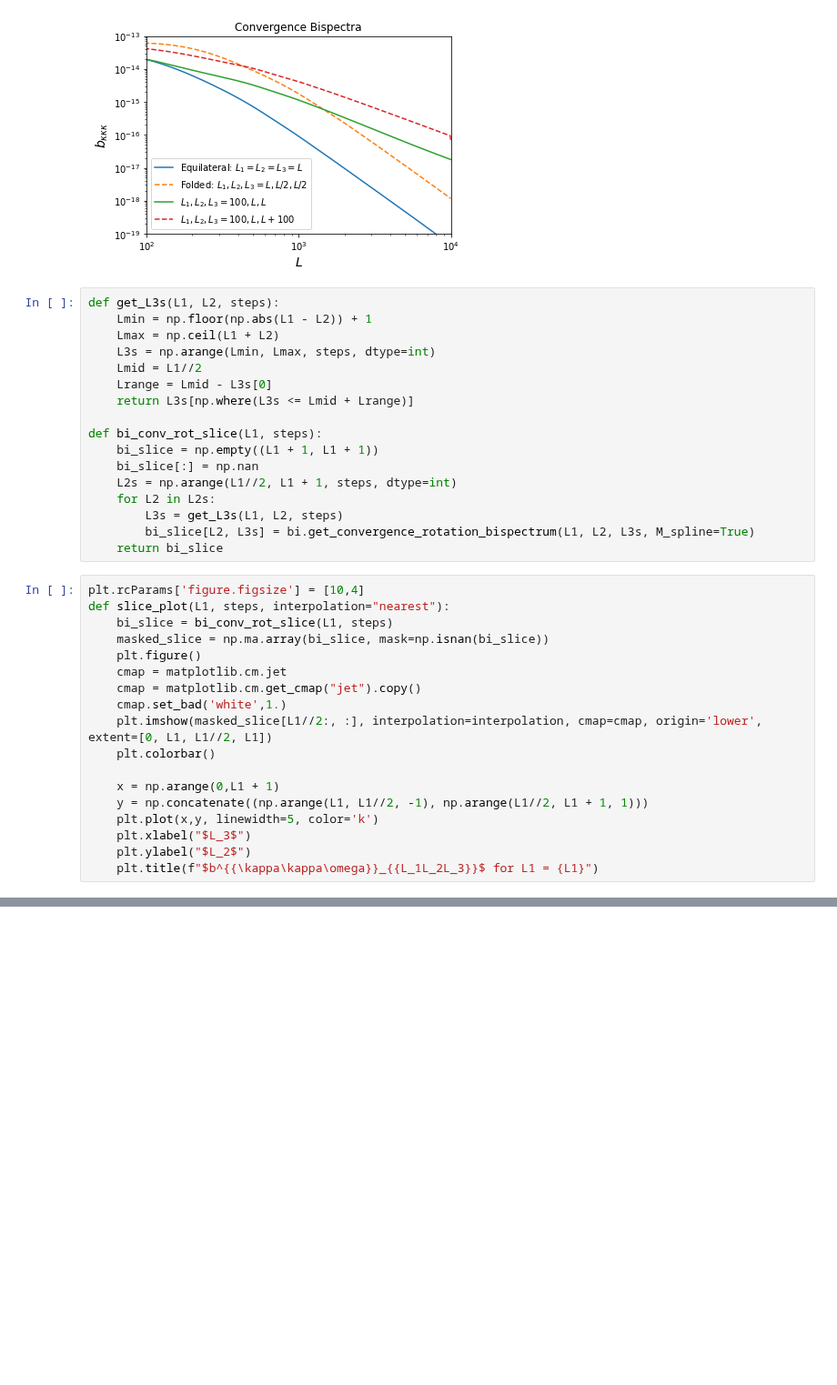
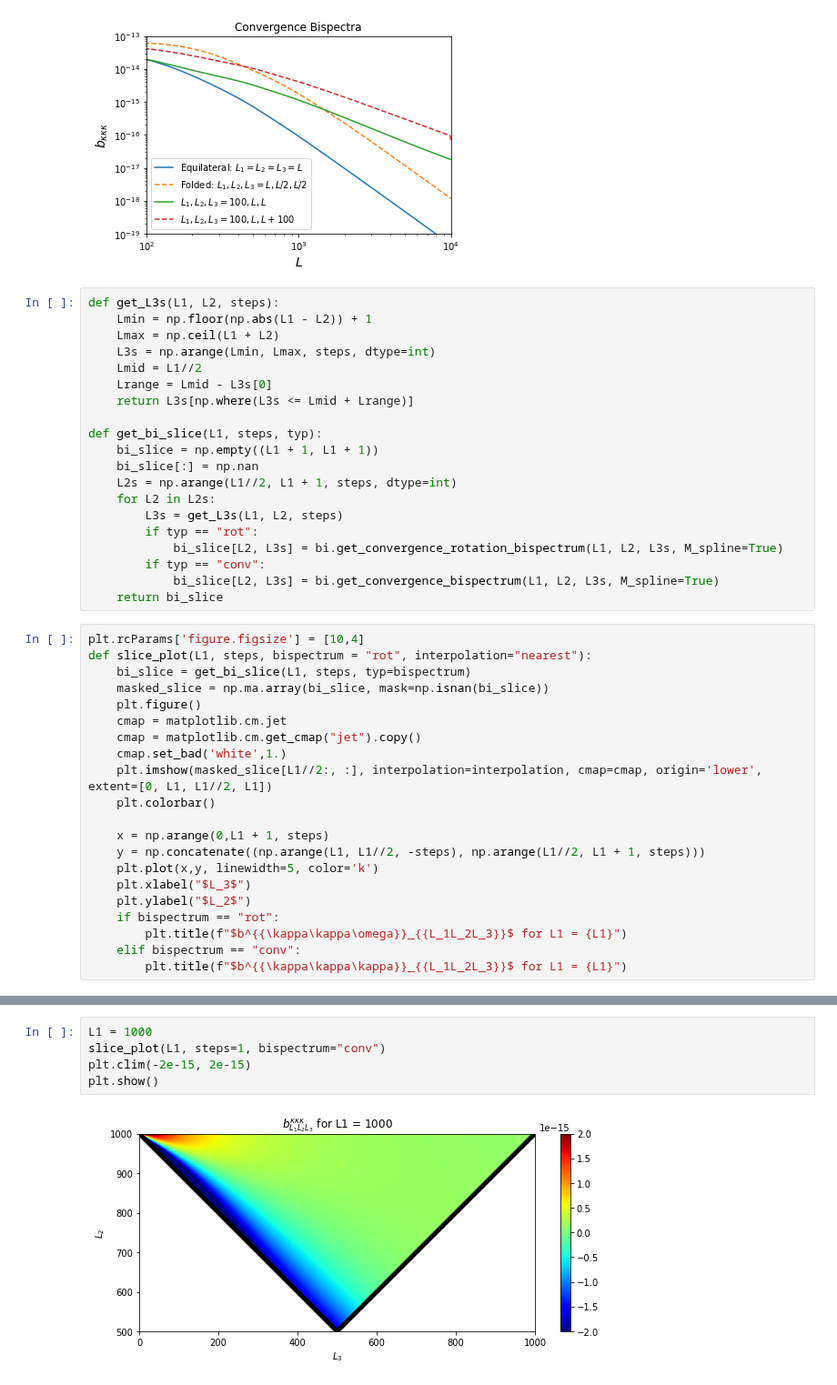
Before and after one commit to mfrobertson/omegaQE, a Jupyter notebook: kkomega/spline_bispectra.ipynb, the cells around one changed output, grey strips where cells are left out. Shown at 91% size. Drawn from its saved outputs; the diff is of its cells as text; blank space fills up the shorter version.

```diff
--- a/kkomega/spline_bispectra.ipynb
+++ b/kkomega/spline_bispectra.ipynb
@@ -217,18 +217,21 @@ def get_L3s(L1, L2, steps):
     Lrange = Lmid - L3s[0]
     return L3s[np.where(L3s <= Lmid + Lrange)]
 
-def bi_conv_rot_slice(L1, steps):
+def get_bi_slice(L1, steps, typ):
     bi_slice = np.empty((L1 + 1, L1 + 1))
     bi_slice[:] = np.nan
     L2s = np.arange(L1//2, L1 + 1, steps, dtype=int)
     for L2 in L2s:
         L3s = get_L3s(L1, L2, steps)
-        bi_slice[L2, L3s] = bi.get_convergence_rotation_bispectrum(L1, L2, L3s, M_spline=True)
+        if typ == "rot":
+            bi_slice[L2, L3s] = bi.get_convergence_rotation_bispectrum(L1, L2, L3s, M_spline=True)
+        if typ == "conv":
+            bi_slice[L2, L3s] = bi.get_convergence_bispectrum(L1, L2, L3s, M_spline=True)
     return bi_slice
 # %%
 plt.rcParams['figure.figsize'] = [10,4]
-def slice_plot(L1, steps, interpolation="nearest"):
-    bi_slice = bi_conv_rot_slice(L1, steps)
+def slice_plot(L1, steps, bispectrum = "rot", interpolation="nearest"):
+    bi_slice = get_bi_slice(L1, steps, typ=bispectrum)
     masked_slice = np.ma.array(bi_slice, mask=np.isnan(bi_slice))
     plt.figure()
     cmap = matplotlib.cm.jet
@@ -237,11 +240,14 @@ def slice_plot(L1, steps, interpolation="nearest"):
     plt.imshow(masked_slice[L1//2:, :], interpolation=interpolation, cmap=cmap, origin='lower', extent=[0, L1, L1//2, L1])
     plt.colorbar()
 
-    x = np.arange(0,L1 + 1)
-    y = np.concatenate((np.arange(L1, L1//2, -1), np.arange(L1//2, L1 + 1, 1)))
+    x = np.arange(0,L1 + 1, steps)
+    y = np.concatenate((np.arange(L1, L1//2, -steps), np.arange(L1//2, L1 + 1, steps)))
     plt.plot(x,y, linewidth=5, color='k')
     plt.xlabel("$L_3$")
     plt.ylabel("$L_2$")
-    plt.title(f"$b^{{\kappa\kappa\omega}}_{{L_1L_2L_3}}$ for L1 = {L1}")
+    if bispectrum == "rot":
+        plt.title(f"$b^{{\kappa\kappa\omega}}_{{L_1L_2L_3}}$ for L1 = {L1}")
+    elif bispectrum == "conv":
+        plt.title(f"$b^{{\kappa\kappa\kappa}}_{{L_1L_2L_3}}$ for L1 = {L1}")
 # %%
 L1 = 100
@@ -264,3 +270,10 @@ plt.clim(-1.5e-18, 1.5e-18)
 plt.show()
 # %% [output]
 [figure]
+# %%
+L1 = 1000
+slice_plot(L1, steps=1, bispectrum="conv")
+plt.clim(-2e-15, 2e-15)
+plt.show()
+# %% [output]
+[figure, added]
```
Also changed, not shown: parts of 10 cells of this notebook, 2 other files.
